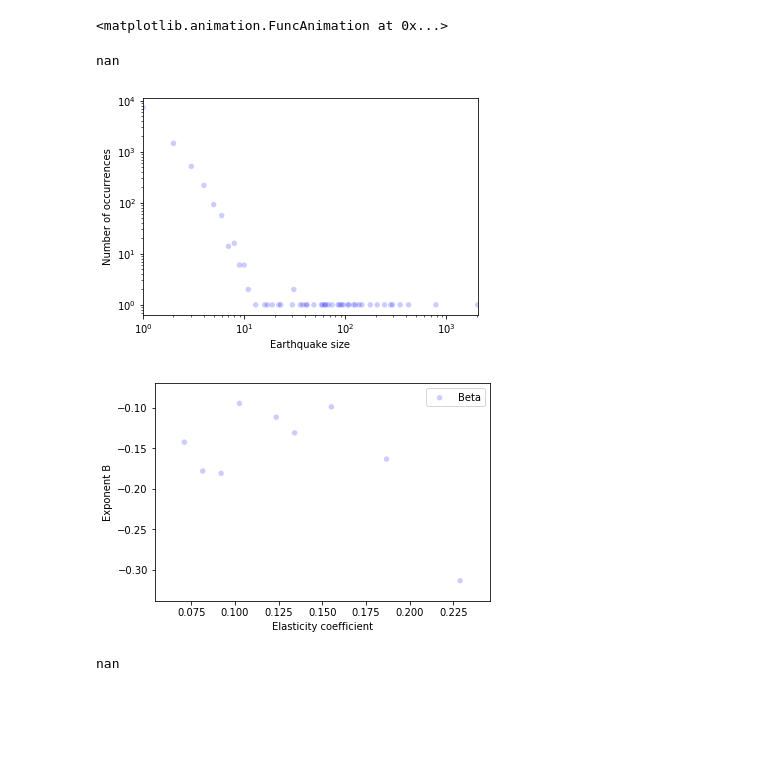
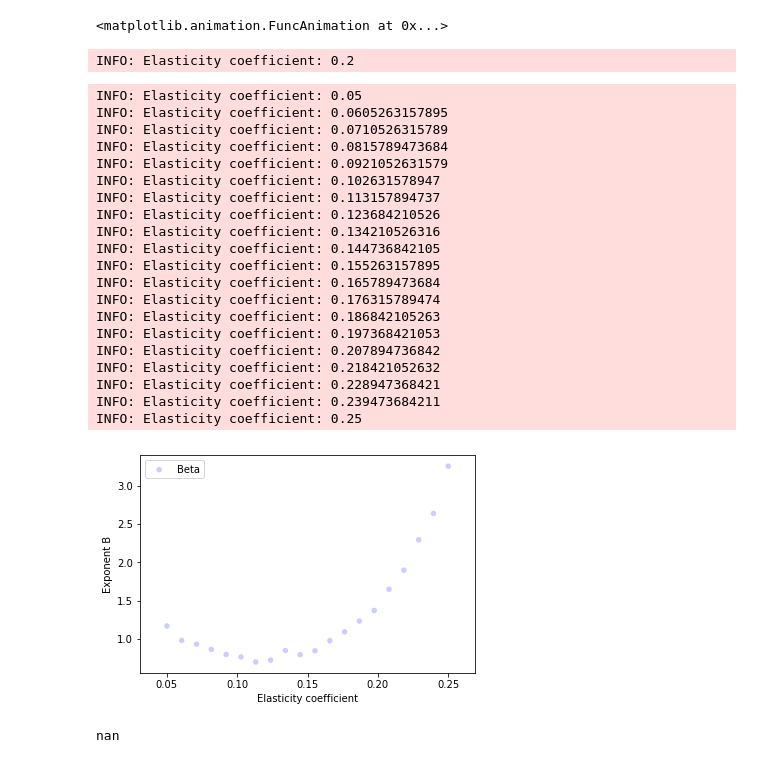
Before and after one commit to mpbrucker/ComplexityProject2, a Jupyter notebook: code/visualize_quake.ipynb, the cells around one changed output. Drawn from its saved outputs; the diff is of its cells as text; code cells hidden in the pictures; blank space fills up the shorter version.

```diff
--- a/code/visualize_quake.ipynb
+++ b/code/visualize_quake.ipynb
@@ -20,14 +20,33 @@ anim
 from plot_quake import *
 from quake import Earthquake
 # %%
-calculate_power_law(iters=10000,plot=True, n=100, fth=3)
+%time calculate_power_law(iters=10000,plot=True, n=15, fth=0.2)
 # %% [output]
-nan
+INFO: Elasticity coefficient: 0.2
-[figure, removed]
 # %%
-plot_power_law(n=100, iters=10)
+plot_power_law(n=100, iters=10000)
 # %% [output]
+INFO: Elasticity coefficient: 0.05
+INFO: Elasticity coefficient: 0.0605263157895
+INFO: Elasticity coefficient: 0.0710526315789
+INFO: Elasticity coefficient: 0.0815789473684
+INFO: Elasticity coefficient: 0.0921052631579
+INFO: Elasticity coefficient: 0.102631578947
+INFO: Elasticity coefficient: 0.113157894737
+INFO: Elasticity coefficient: 0.123684210526
+INFO: Elasticity coefficient: 0.134210526316
+INFO: Elasticity coefficient: 0.144736842105
+INFO: Elasticity coefficient: 0.155263157895
+INFO: Elasticity coefficient: 0.165789473684
+INFO: Elasticity coefficient: 0.176315789474
+INFO: Elasticity coefficient: 0.186842105263
+INFO: Elasticity coefficient: 0.197368421053
+INFO: Elasticity coefficient: 0.207894736842
+INFO: Elasticity coefficient: 0.218421052632
+INFO: Elasticity coefficient: 0.228947368421
+INFO: Elasticity coefficient: 0.239473684211
+INFO: Elasticity coefficient: 0.25
-[figure, old version]
+[figure, new version]
 # %%
 plot_frequency(iters=1000, plot=True, n=100)
 # %% [output]
```
Also changed, not shown: parts of 1 cell of this notebook, 2 other files.
